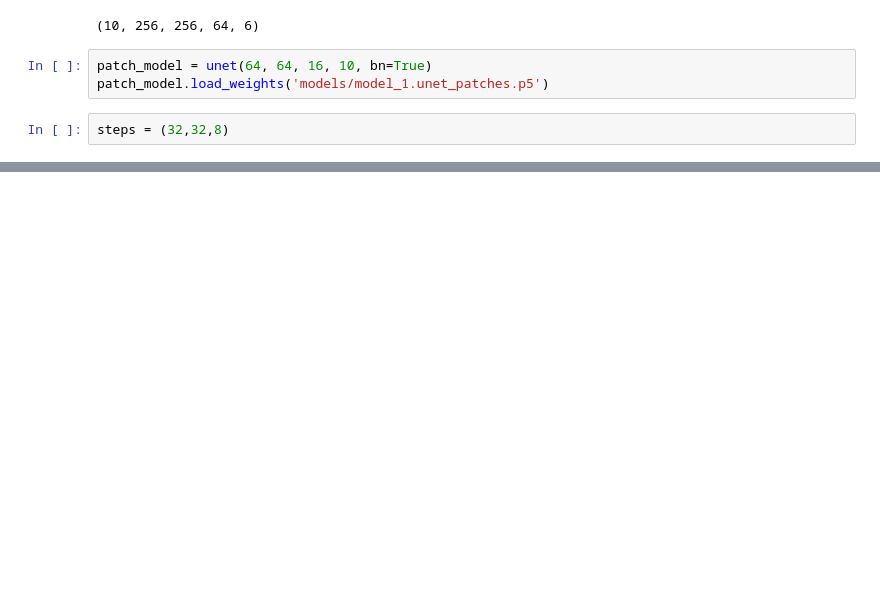
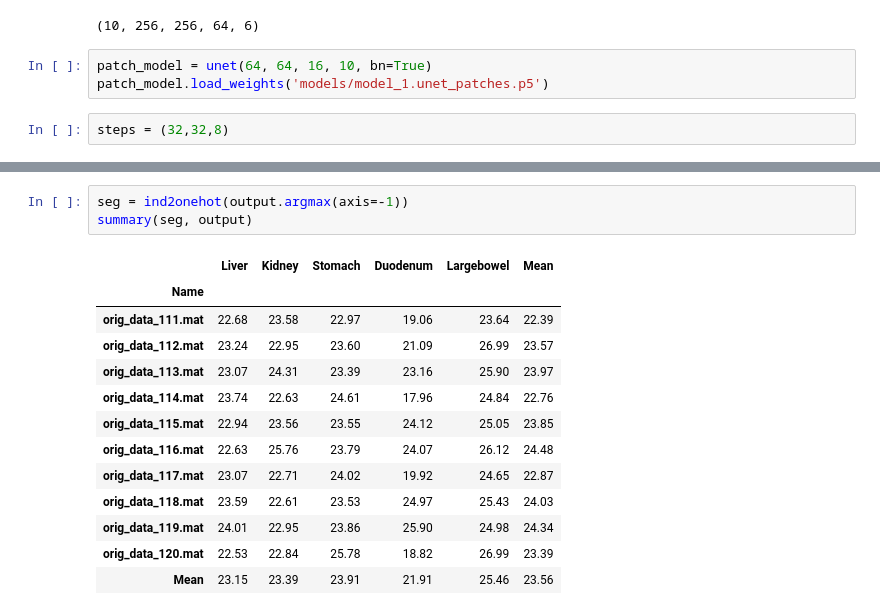
Before and after one commit to imadtoubal/3D-UNET, a Jupyter notebook: test_patches.ipynb, the cells around one changed output, grey strips where cells are left out. Cells and saved outputs as stored; diff of their text form; blank space fills up the shorter version.

```diff
--- a/test_patches.ipynb
+++ b/test_patches.ipynb
@@ -132,0 +153,17 @@ summary(Y, output)
+# %%
+seg = ind2onehot(output.argmax(axis=-1))
+summary(seg, output)
+# %% [output]
+|  | Liver | Kidney | Stomach | Duodenum | Largebowel | Mean |
+| Name |  |  |  |  |  |  |
+| orig_data_111.mat | 22.68 | 23.58 | 22.97 | 19.06 | 23.64 | 22.39 |
+| orig_data_112.mat | 23.24 | 22.95 | 23.60 | 21.09 | 26.99 | 23.57 |
+| orig_data_113.mat | 23.07 | 24.31 | 23.39 | 23.16 | 25.90 | 23.97 |
+| orig_data_114.mat | 23.74 | 22.63 | 24.61 | 17.96 | 24.84 | 22.76 |
+| orig_data_115.mat | 22.94 | 23.56 | 23.55 | 24.12 | 25.05 | 23.85 |
+| orig_data_116.mat | 22.63 | 25.76 | 23.79 | 24.07 | 26.12 | 24.48 |
+| orig_data_117.mat | 23.07 | 22.71 | 24.02 | 19.92 | 24.65 | 22.87 |
+| orig_data_118.mat | 23.59 | 22.61 | 23.53 | 24.97 | 25.43 | 24.03 |
+| orig_data_119.mat | 24.01 | 22.95 | 23.86 | 25.90 | 24.98 | 24.34 |
+| orig_data_120.mat | 22.53 | 22.84 | 25.78 | 18.82 | 26.99 | 23.39 |
+| Mean | 23.15 | 23.39 | 23.91 | 21.91 | 25.46 | 23.56 |
```
Also changed, not shown: parts of 11 cells of this notebook.
